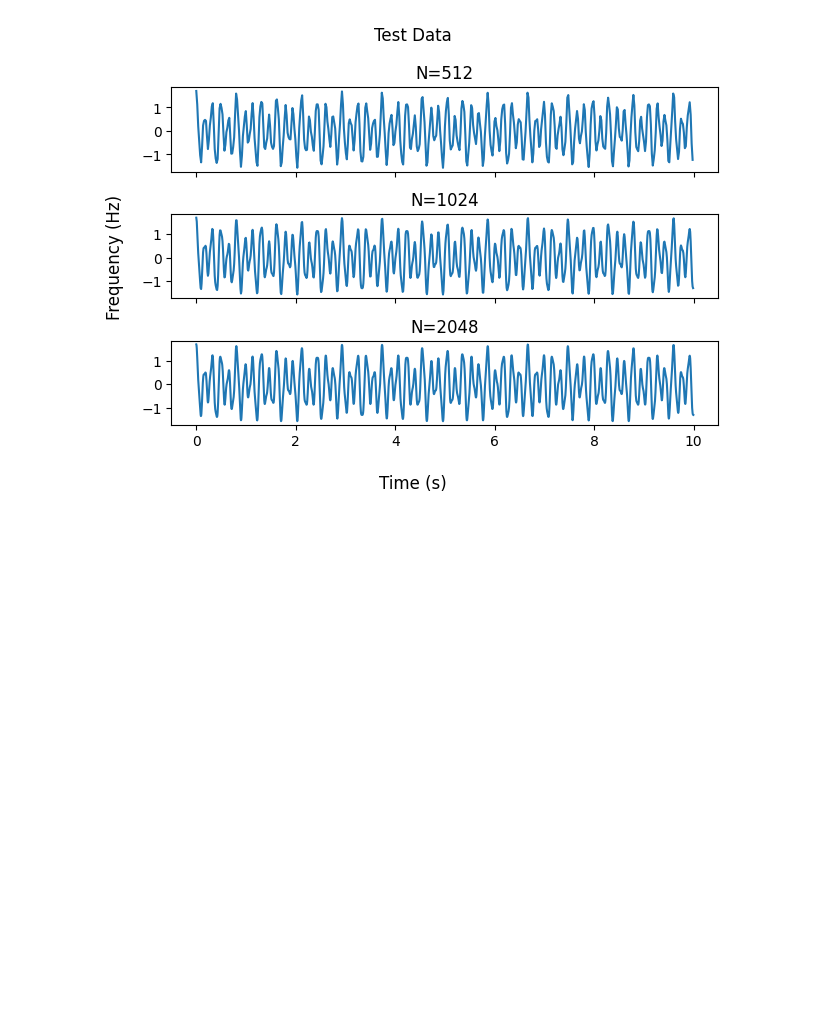
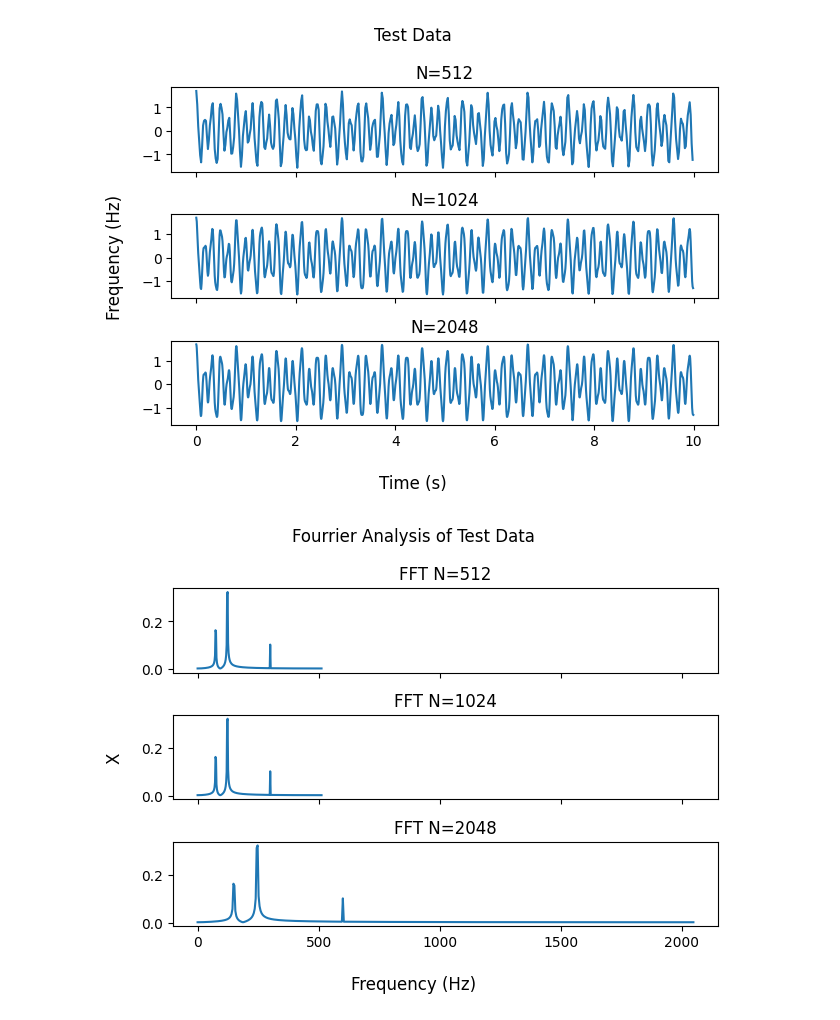
Before and after one commit to PX2145-2025/week-10-b-bshorner533, a Jupyter notebook: FFT.ipynb, the cells around one changed output. Cells and saved outputs as stored; diff of their text form; code cells hidden in the pictures; blank space fills up the shorter version.

```diff
--- a/FFT.ipynb
+++ b/FFT.ipynb
@@ -565,3 +565,23 @@ f.supylabel('Frequency (Hz)')
 f.tight_layout()
 # %% [output]
 [figure]
+# %%
+# Complete fourier analysis of these signals
+f1, X1 = Spectrum1(freq_N1[1], 1024)
+f2, X2 = Spectrum1(freq_N2[1], 2048)
+f3, X3 = Spectrum1(freq_N2[1], 4096)
+
+# Plot the fourier transform in a similar subplot
+f, (ax1, ax2, ax3) = plt.subplots(3, 1, sharex=True, sharey=True)
+ax1.plot(f1, np.absolute(X1))
+ax1.set_title('FFT N=512')
+ax2.plot(f1, np.absolute(X1))
+ax2.set_title('FFT N=1024')
+ax3.plot(f3, np.absolute(X3))
+ax3.set_title('FFT N=2048')
+f.suptitle('Fourrier Analysis of Test Data')
+f.supxlabel('Frequency (Hz)')
+f.supylabel('X')
+f.tight_layout()
+# %% [output]
+[figure, added]
```
